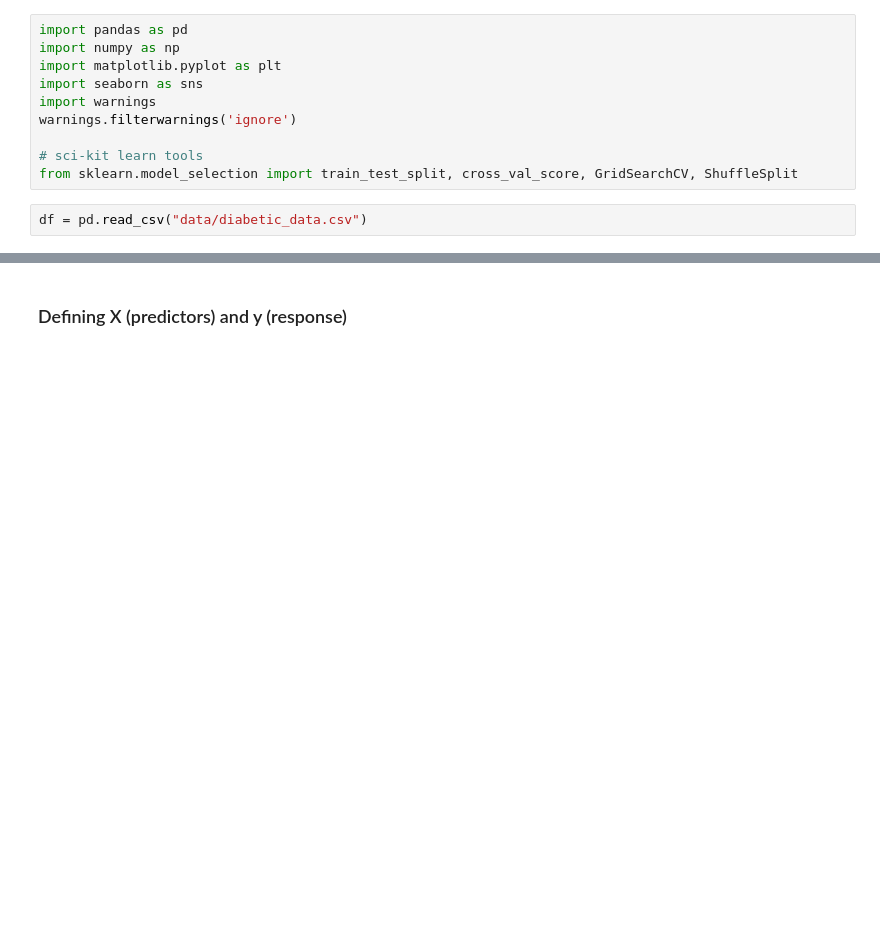
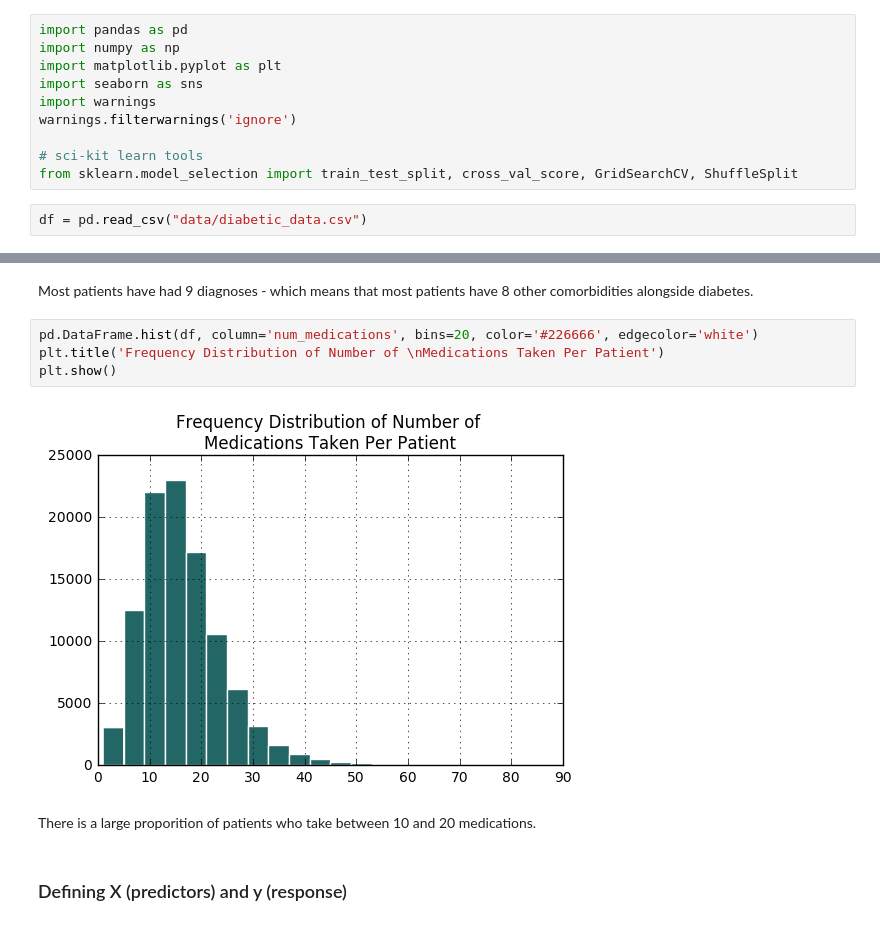
Before and after one commit to rikithamanjunath/diabetes-readmission, a Jupyter notebook: analysis.ipynb, the cells around one changed output, grey strips where cells are left out. Drawn from its saved outputs; the diff is of its cells as text; blank space fills up the shorter version.

```diff
--- a/analysis.ipynb
+++ b/analysis.ipynb
@@ -17,3 +73,13 @@ This dataset is from Virginia Commonwealth University and contains medical data
+# %% [markdown]
+Most patients have had 9 diagnoses - which means that most patients have 8 other comorbidities alongside diabetes.
+# %%
+pd.DataFrame.hist(df, column='num_medications', bins=20, color='#226666', edgecolor='white')
+plt.title('Frequency Distribution of Number of \nMedications Taken Per Patient')
+plt.show()
+# %% [output]
+[figure, added]
+# %% [markdown]
+There is a large proporition of patients who take between 10 and 20 medications.
 # %% [markdown]
 ### Defining X (predictors) and y (response)
 # %%
```
Also changed, not shown: parts of 15 cells of this notebook.
